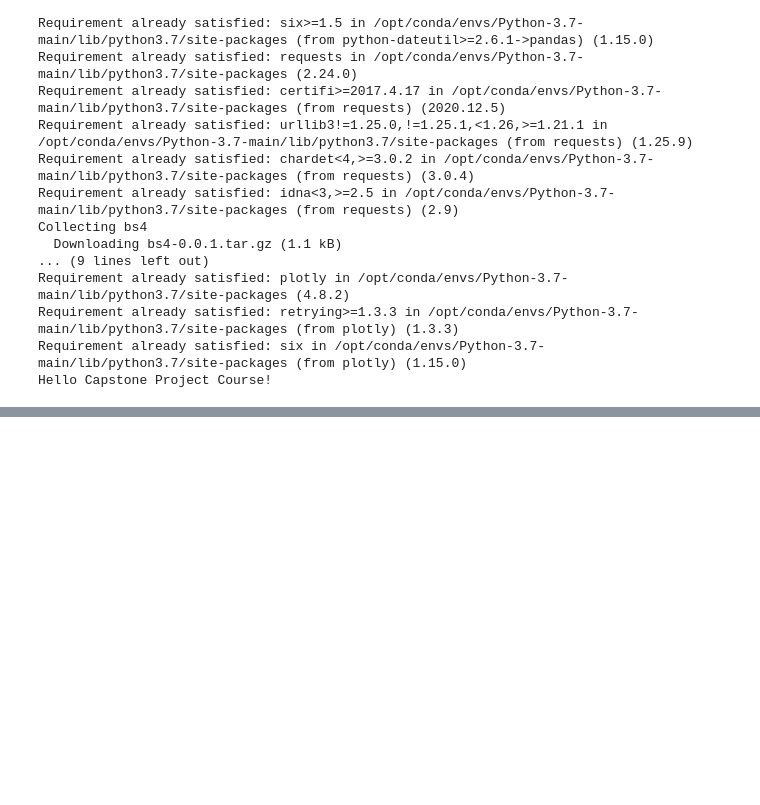
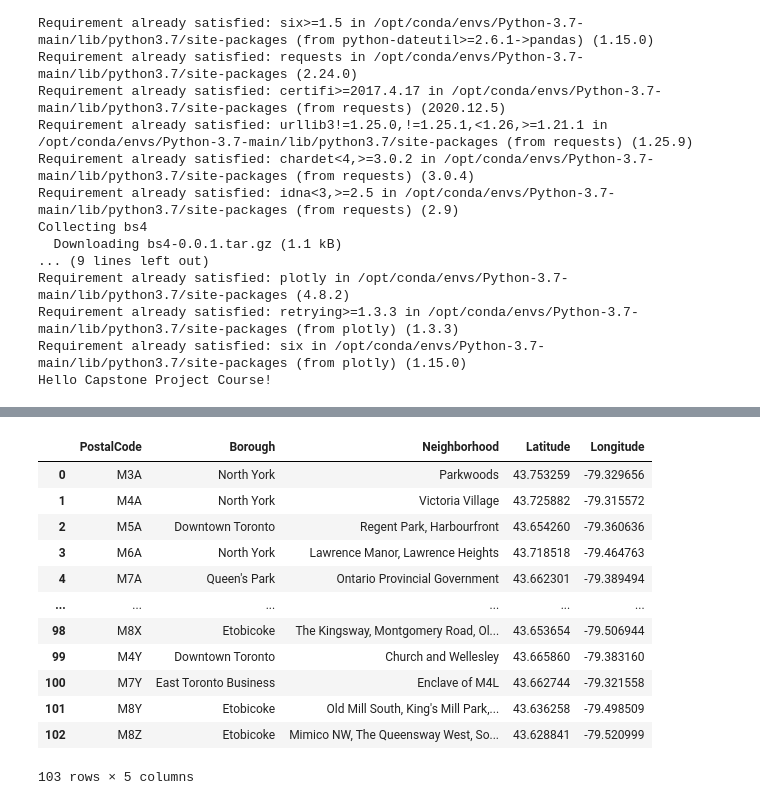
Before and after one commit to saikit65/DataScienceCapstoneProject, a Jupyter notebook: Capstone project.ipynb, the cells around one changed output, grey strips where cells are left out. Cells and saved outputs as stored; diff of their text form; code cells hidden in the pictures; blank space fills up the shorter version.

```diff
--- a/Capstone project.ipynb
+++ b/Capstone project.ipynb
@@ -67,0 +72,29 @@ Extract the toronto neighborhood, borough and postal code from wikipedia and sto
+# %%
+import os, types
+import pandas as pd
+from botocore.client import Config
+import ibm_boto3
+
+def __iter__(self): return 0
+
+# @hidden_cell
+# The following code accesses a file in your IBM Cloud Object Storage. It includes your credentials.
+# You might want to remove those credentials before you share the notebook.
+
+if os.environ.get('RUNTIME_ENV_LOCATION_TYPE') == 'external':
+    endpoint_ab264e77f41242b6a1047c77ebc97299 = 'https://s3-api.us-geo.objectstorage.softlayer.net'
+else:
+    endpoint_ab264e77f41242b6a1047c77ebc97299 = 'https://s3-api.us-geo.objectstorage.service.networklayer.com'
+
+client_ab264e77f41242b6a1047c77ebc97299 = ibm_boto3.client(service_name='s3',
+    ibm_api_key_id='MDP3Irt6iZDli0_NYeKOoF47xNA9hd57g2F2xK18UkNK',
+    ibm_auth_endpoint="https://iam.cloud.ibm.com/oidc/token",
+    config=Config(signature_version='oauth'),
+    endpoint_url=endpoint_ab264e77f41242b6a1047c77ebc97299)
+
+body = client_ab264e77f41242b6a1047c77ebc97299.get_object(Bucket='ibmdatasciencecapstoneproject-donotdelete-pr-xnosjld6xv4r3s',Key='Geospatial_Coordinates.csv')['Body']
+# add missing __iter__ method, so pandas accepts body as file-like object
+if not hasattr(body, "__iter__"): body.__iter__ = types.MethodType( __iter__, body )
+
+df_data_1 = pd.read_csv(body)
+df_data_1.head()
@@ -67,0 +108,3 @@ Extract the toronto neighborhood, borough and postal code from wikipedia and sto
+# %%
+df_data_1.rename(columns = {'Postal Code' : 'PostalCode'}, inplace = True)
+df_data_1
@@ -67,0 +127,20 @@ Extract the toronto neighborhood, borough and postal code from wikipedia and sto
+# %%
+df_toronto = pd.merge(df,
+                      df_data_1,
+                      on ='PostalCode',
+                      how ='inner')
+df_toronto
+# %% [output]
+|  | PostalCode | Borough | Neighborhood | Latitude | Longitude |
+| 0 | M3A | North York | Parkwoods | 43.753259 | -79.329656 |
+| 1 | M4A | North York | Victoria Village | 43.725882 | -79.315572 |
+| 2 | M5A | Downtown Toronto | Regent Park, Harbourfront | 43.654260 | -79.360636 |
+| 3 | M6A | North York | Lawrence Manor, Lawrence Heights | 43.718518 | -79.464763 |
+| 4 | M7A | Queen's Park | Ontario Provincial Government | 43.662301 | -79.389494 |
+| ... | ... | ... | ... | ... | ... |
+| 98 | M8X | Etobicoke | The Kingsway, Montgomery Road, Ol... | 43.653654 | -79.506944 |
+| 99 | M4Y | Downtown Toronto | Church and Wellesley | 43.665860 | -79.383160 |
+| 100 | M7Y | East Toronto Business | Enclave of M4L | 43.662744 | -79.321558 |
+| 101 | M8Y | Etobicoke | Old Mill South, King's Mill Park,... | 43.636258 | -79.498509 |
+| 102 | M8Z | Etobicoke | Mimico NW, The Queensway West, So... | 43.628841 | -79.520999 |
+103 rows × 5 columns
```
Also changed, not shown: parts of 12 cells of this notebook.
